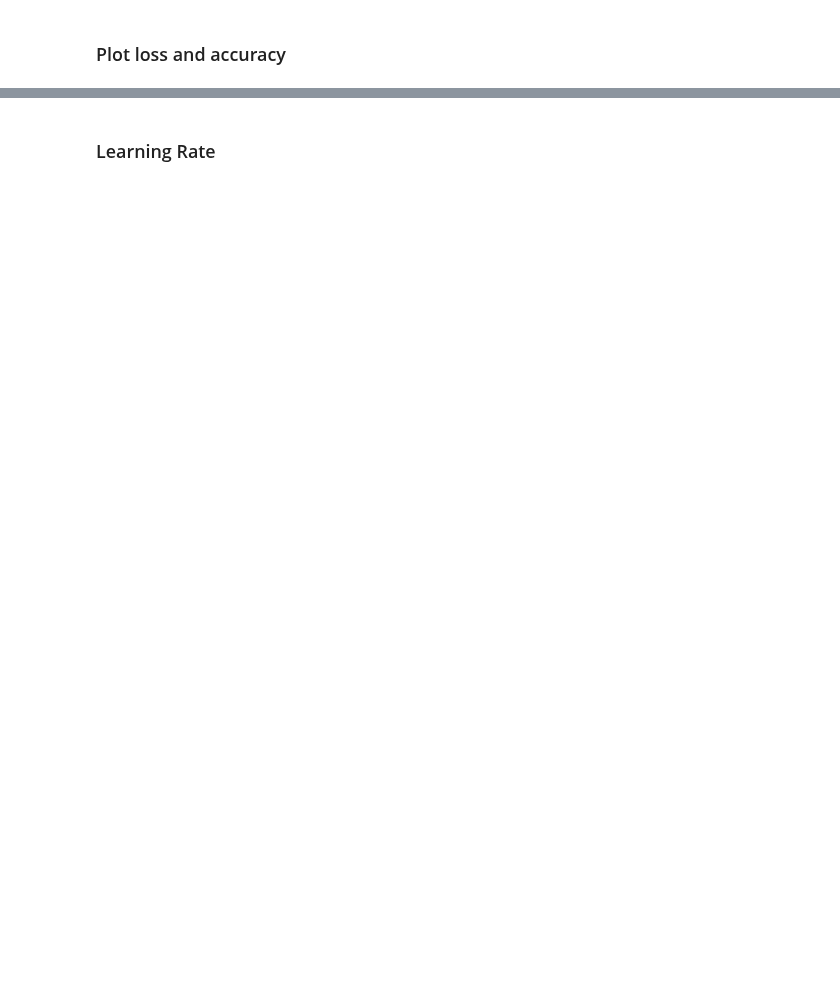
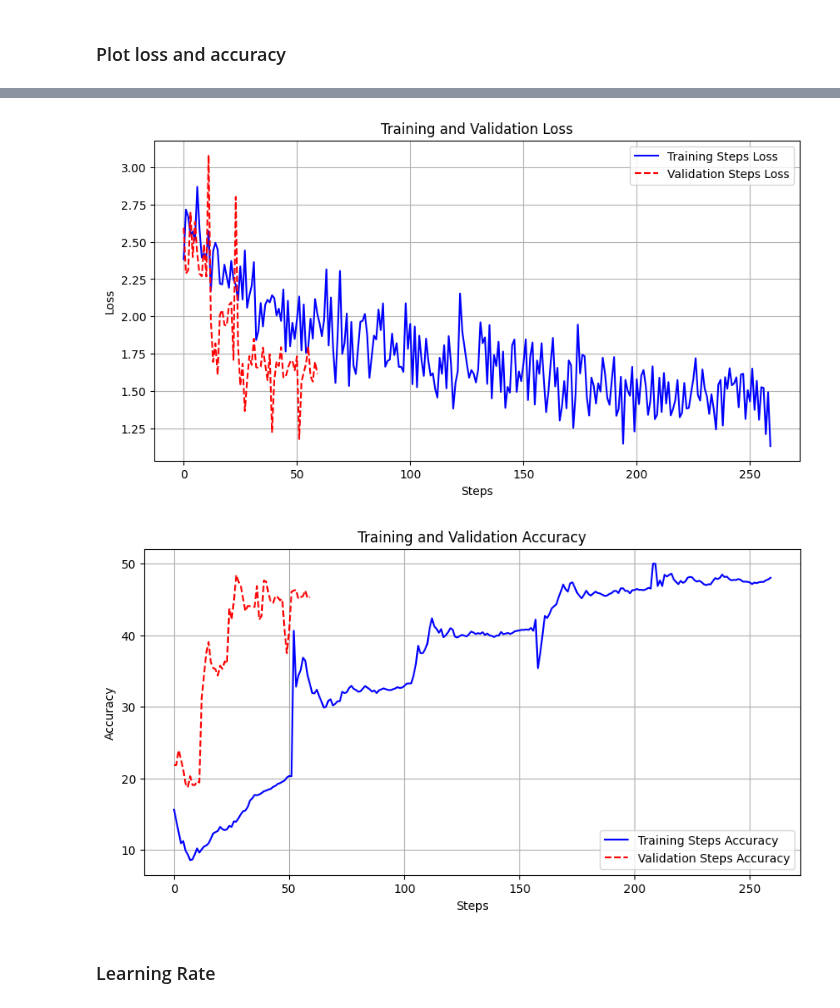
Before and after one commit to IlianK/mushroom_classification, a Jupyter notebook: src/event_reading.ipynb, the cells around one changed output, grey strips where cells are left out. Drawn from its saved outputs; the diff is of its cells as text; code cells hidden in the pictures; blank space fills up the shorter version.

```diff
--- a/src/event_reading.ipynb
+++ b/src/event_reading.ipynb
@@ -51,3 +55,9 @@ helper.plot_accuracy(loss_accuracy_metrics, RESULT_DIR)
+# %%
+helper.plot_loss(loss_accuracy_metrics, use_batch_steps=True, save_path=RESULT_DIR)
+helper.plot_accuracy(loss_accuracy_metrics, use_batch_steps=True, save_path=RESULT_DIR)
+# %% [output]
+[figure, added]
+[figure, added]
 # %% [markdown]
 ### Learning Rate
 # %%
```
Also changed, not shown: parts of 5 cells of this notebook, 5 other files.
